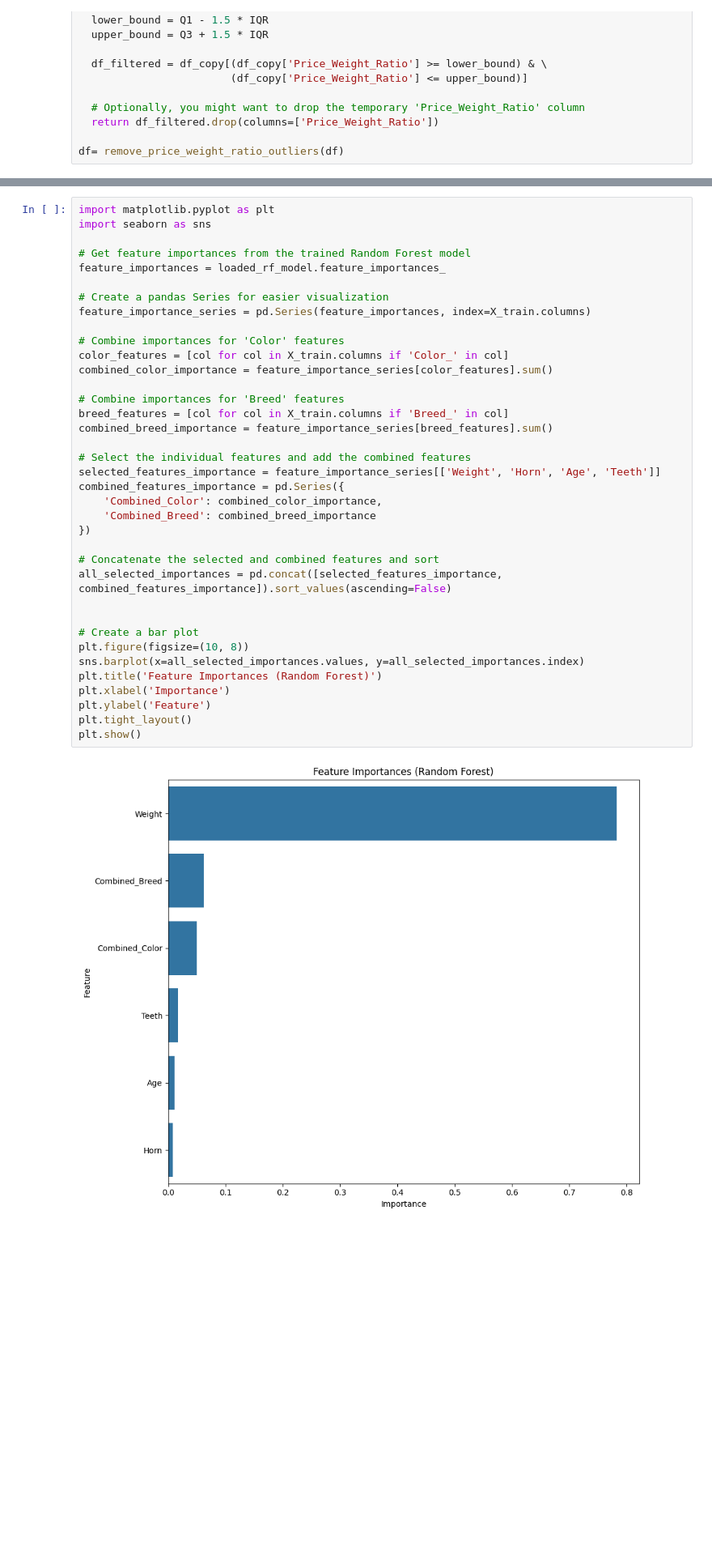
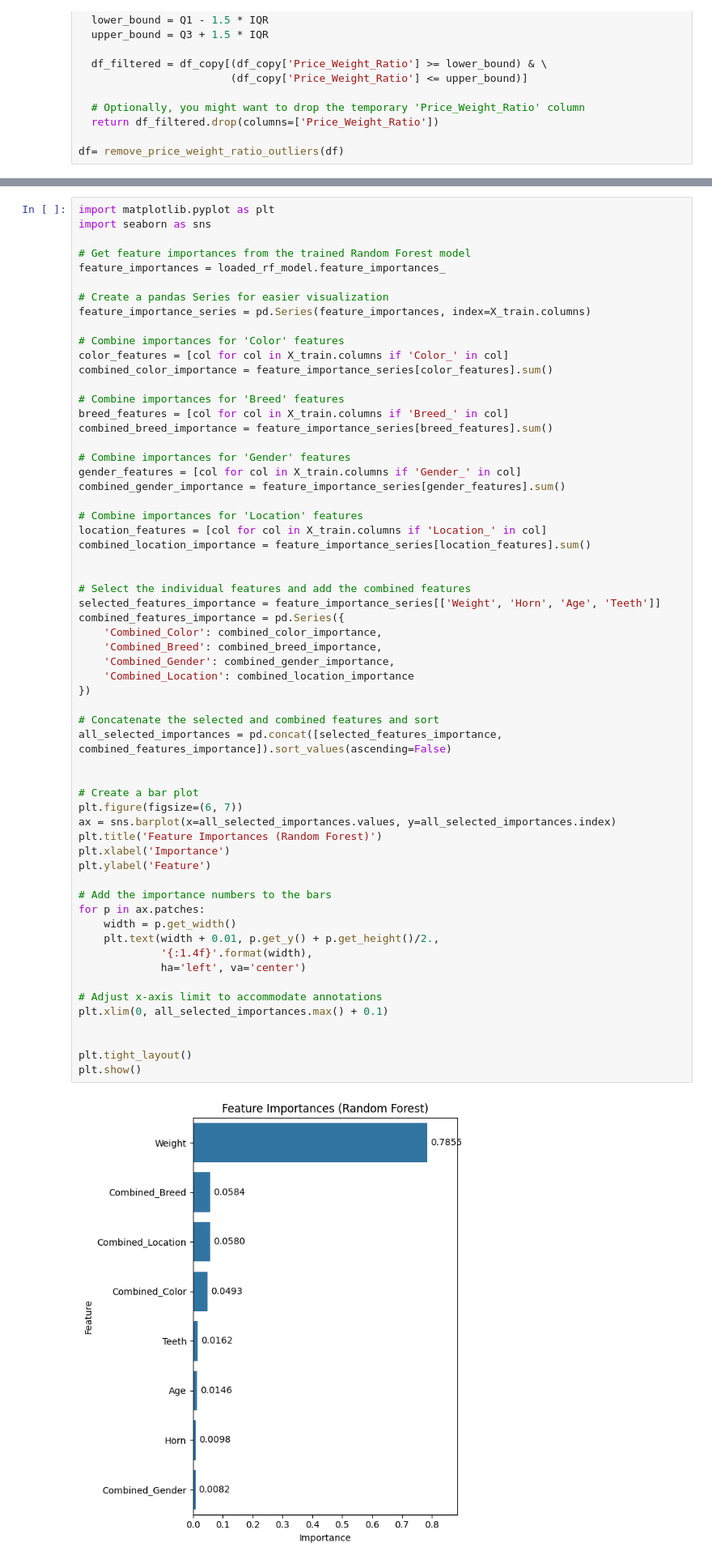
Before and after one commit to Aaban-Saad/CSE445-Qurbani-Cow-Price-Prediction, a Jupyter notebook: Cow_price_prediction.ipynb, the cells around one changed output, grey strips where cells are left out. Shown at 81% size. Cells and saved outputs as stored; diff of their text form; blank space fills up the shorter version.

```diff
--- a/Cow_price_prediction.ipynb
+++ b/Cow_price_prediction.ipynb
@@ -540,37 +572,60 @@ import seaborn as sns
 feature_importances = loaded_rf_model.feature_importances_
 
 # Create a pandas Series for easier visualization
 feature_importance_series = pd.Series(feature_importances, index=X_train.columns)
 
 # Combine importances for 'Color' features
 color_features = [col for col in X_train.columns if 'Color_' in col]
 combined_color_importance = feature_importance_series[color_features].sum()
 
 # Combine importances for 'Breed' features
 breed_features = [col for col in X_train.columns if 'Breed_' in col]
 combined_breed_importance = feature_importance_series[breed_features].sum()
 
+# Combine importances for 'Gender' features
+gender_features = [col for col in X_train.columns if 'Gender_' in col]
+combined_gender_importance = feature_importance_series[gender_features].sum()
+
+# Combine importances for 'Location' features
+location_features = [col for col in X_train.columns if 'Location_' in col]
+combined_location_importance = feature_importance_series[location_features].sum()
+
+
 # Select the individual features and add the combined features
 selected_features_importance = feature_importance_series[['Weight', 'Horn', 'Age', 'Teeth']]
 combined_features_importance = pd.Series({
     'Combined_Color': combined_color_importance,
-    'Combined_Breed': combined_breed_importance
+    'Combined_Breed': combined_breed_importance,
+    'Combined_Gender': combined_gender_importance,
+    'Combined_Location': combined_location_importance
 })
 
 # Concatenate the selected and combined features and sort
 all_selected_importances = pd.concat([selected_features_importance, combined_features_importance]).sort_values(ascending=False)
 
 
 # Create a bar plot
-plt.figure(figsize=(10, 8))
-sns.barplot(x=all_selected_importances.values, y=all_selected_importances.index)
+plt.figure(figsize=(6, 7))
+ax = sns.barplot(x=all_selected_importances.values, y=all_selected_importances.index)
 plt.title('Feature Importances (Random Forest)')
 plt.xlabel('Importance')
 plt.ylabel('Feature')
+
+# Add the importance numbers to the bars
+for p in ax.patches:
+    width = p.get_width()
+    plt.text(width + 0.01, p.get_y() + p.get_height()/2.,
+             '{:1.4f}'.format(width),
+             ha='left', va='center')
+
+# Adjust x-axis limit to accommodate annotations
+plt.xlim(0, all_selected_importances.max() + 0.1)
+
+
 plt.tight_layout()
 plt.show()
 # %% [output]
-[figure, old version]
+[figure, new version]
 # %%
 import joblib
 import pandas as pd
```
Also changed, not shown: parts of 16 cells of this notebook.
